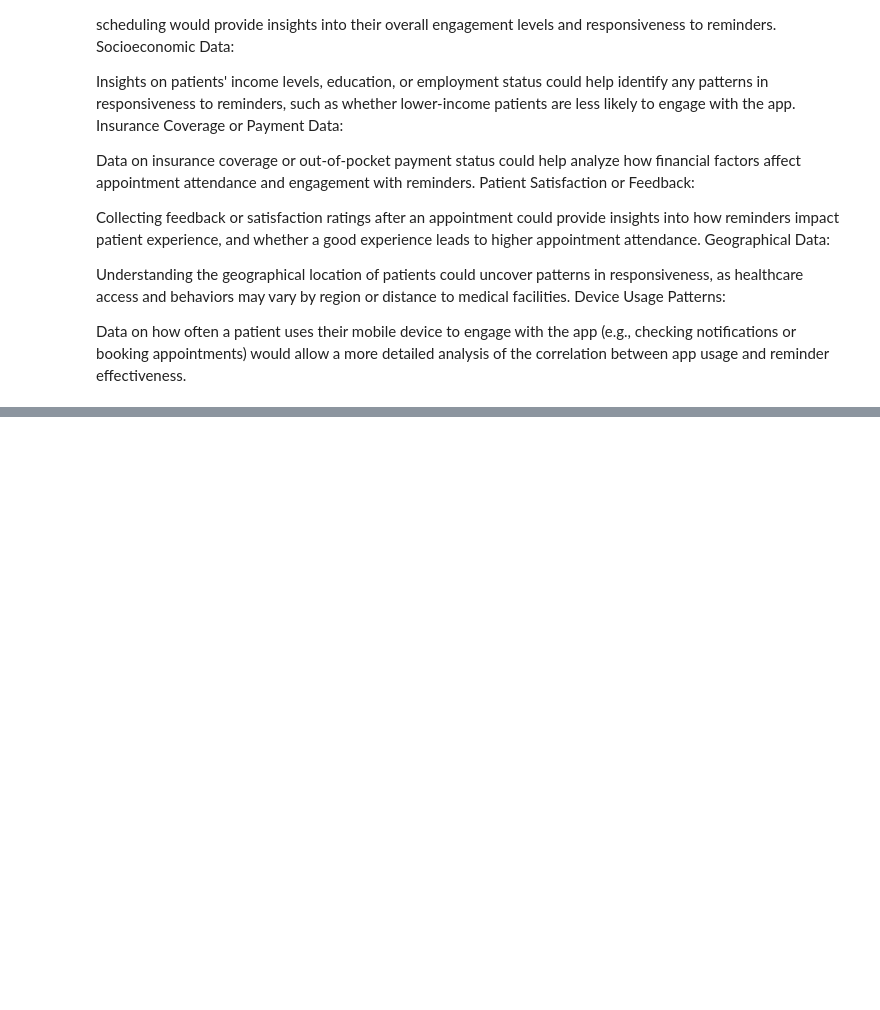
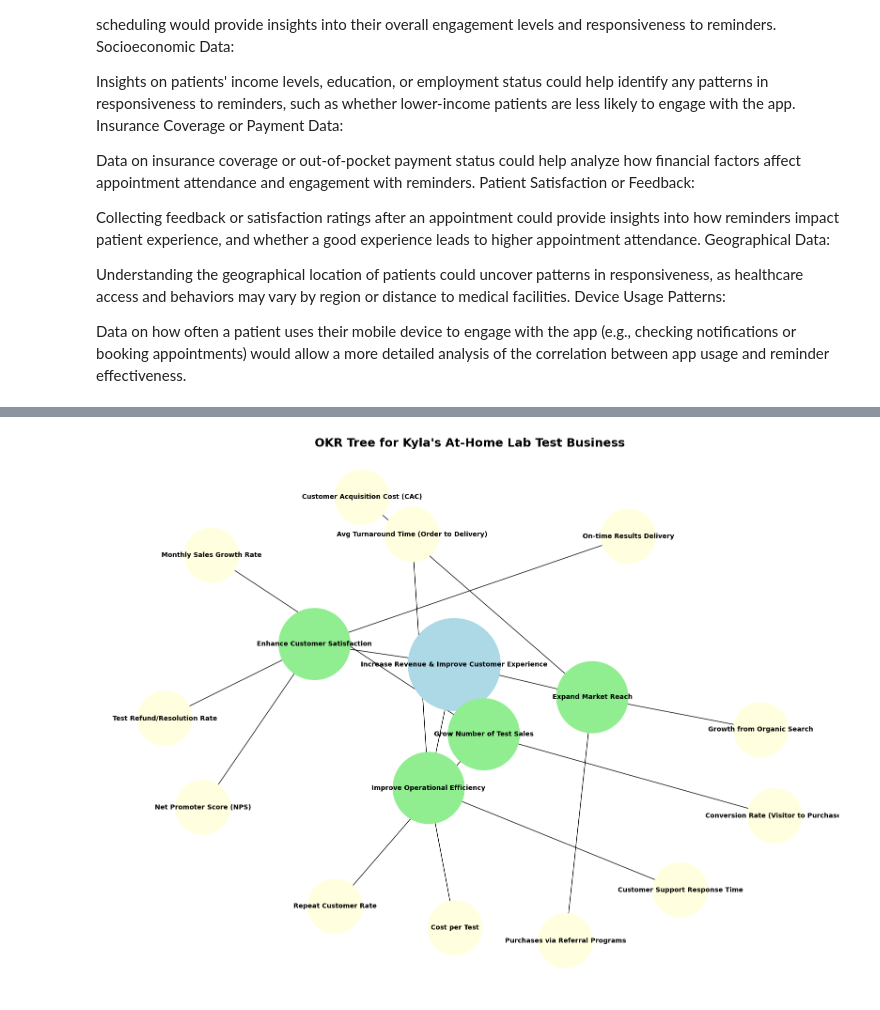
Before and after one commit to Ismat-Samadov/kyla_ProductAnalyst, a Jupyter notebook: tasks.ipynb, the cells around one changed output, grey strips where cells are left out. Cells and saved outputs as stored; diff of their text form; code cells hidden in the pictures; blank space fills up the shorter version.

```diff
--- a/tasks.ipynb
+++ b/tasks.ipynb
@@ -799,0 +839,83 @@ Data on how often a patient uses their mobile device to engage with the app (e.g
+# %%
+
+# Create a directed graph
+okr_tree = nx.DiGraph()
+
+# Objective
+okr_tree.add_node("Increase Revenue & Improve Customer Experience", size=20000, color='lightblue')
+
+# Key Results
+okr_tree.add_node("Grow Number of Test Sales", size=12000, color='lightgreen')
+okr_tree.add_node("Improve Operational Efficiency", size=12000, color='lightgreen')
+okr_tree.add_node("Enhance Customer Satisfaction", size=12000, color='lightgreen')
+okr_tree.add_node("Expand Market Reach", size=12000, color='lightgreen')
+
+# Metrics for "Grow Number of Test Sales"
+okr_tree.add_node("Monthly Sales Growth Rate", size=7000, color='lightyellow')
+okr_tree.add_node("Conversion Rate (Visitor to Purchase)", size=7000, color='lightyellow')
+okr_tree.add_node("Repeat Customer Rate", size=7000, color='lightyellow')
+
+# Metrics for "Improve Operational Efficiency"
+okr_tree.add_node("Avg Turnaround Time (Order to Delivery)", size=7000, color='lightyellow')
+okr_tree.add_node("Cost per Test", size=7000, color='lightyellow')
+okr_tree.add_node("Customer Support Response Time", size=7000, color='lightyellow')
+
+# Metrics for "Enhance Customer Satisfaction"
+okr_tree.add_node("Net Promoter Score (NPS)", size=7000, color='lightyellow')
+okr_tree.add_node("On-time Results Delivery", size=7000, color='lightyellow')
+okr_tree.add_node("Test Refund/Resolution Rate", size=7000, color='lightyellow')
+
+# Metrics for "Expand Market Reach"
+okr_tree.add_node("Purchases via Referral Programs", size=7000, color='lightyellow')
+okr_tree.add_node("Growth from Organic Search", size=7000, color='lightyellow')
+okr_tree.add_node("Customer Acquisition Cost (CAC)", size=7000, color='lightyellow')
+
+# Adding edges (relationships)
+okr_tree.add_edges_from([
+    ("Increase Revenue & Improve Customer Experience", "Grow Number of Test Sales"),
+    ("Increase Revenue & Improve Customer Experience", "Improve Operational Efficiency"),
+    ("Increase Revenue & Improve Customer Experience", "Enhance Customer Satisfaction"),
+    ("Increase Revenue & Improve Customer Experience", "Expand Market Reach"),
+
+    # Linking Metrics to Key Results
+    ("Grow Number of Test Sales", "Monthly Sales Growth Rate"),
+    ("Grow Number of Test Sales", "Conversion Rate (Visitor to Purchase)"),
+    ("Grow Number of Test Sales", "Repeat Customer Rate"),
+
+    ("Improve Operational Efficiency", "Avg Turnaround Time (Order to Delivery)"),
+    ("Improve Operational Efficiency", "Cost per Test"),
+    ("Improve Operational Efficiency", "Customer Support Response Time"),
+
+    ("Enhance Customer Satisfaction", "Net Promoter Score (NPS)"),
+    ("Enhance Customer Satisfaction", "On-time Results Delivery"),
+    ("Enhance Customer Satisfaction", "Test Refund/Resolution Rate"),
+
+    ("Expand Market Reach", "Purchases via Referral Programs"),
+    ("Expand Market Reach", "Growth from Organic Search"),
+    ("Expand Market Reach", "Customer Acquisition Cost (CAC)")
+])
+
+# Position nodes using a circular layout to avoid overlap and make the tree clearer
+pos = nx.spring_layout(okr_tree, k=1.2, seed=42)
+
+# Increase figure size for readability
+plt.figure(figsize=(16, 12))
+
+# Draw nodes with sizes and colors
+sizes = [okr_tree.nodes[node].get('size', 3000) for node in okr_tree]
+colors = [okr_tree.nodes[node].get('color', 'lightblue') for node in okr_tree]
+nx.draw_networkx_nodes(okr_tree, pos, node_size=sizes, node_color=colors)
+
+# Draw edges
+nx.draw_networkx_edges(okr_tree, pos, arrows=True, arrowstyle='-|>', arrowsize=12)
+
+# Draw labels
+nx.draw_networkx_labels(okr_tree, pos, font_size=10, font_weight='bold')
+
+# Adjust layout for better spacing
+plt.title("OKR Tree for Kyla's At-Home Lab Test Business", fontsize=18, fontweight='bold')
+plt.axis('off')  # Turn off axis for better readability
+plt.tight_layout()
+plt.show()
+# %% [output]
+[figure, added]
```
Also changed, not shown: parts of 4 cells of this notebook, 1 other file.
